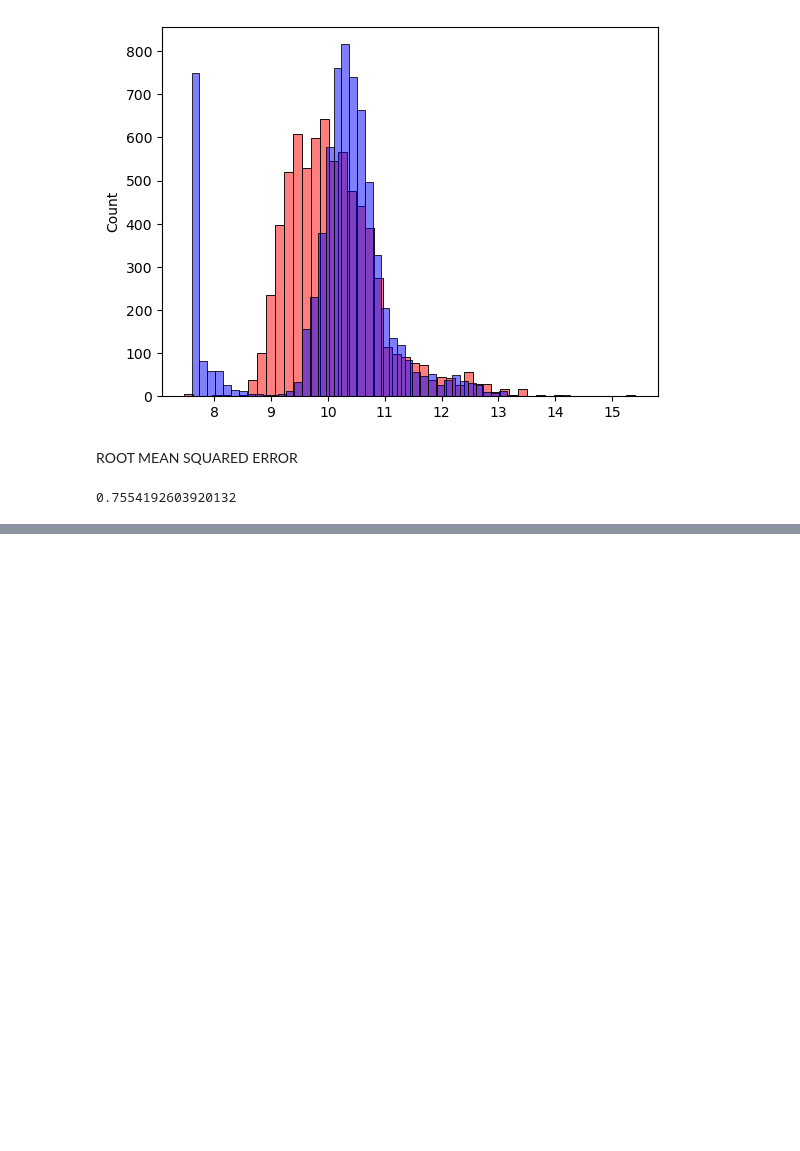
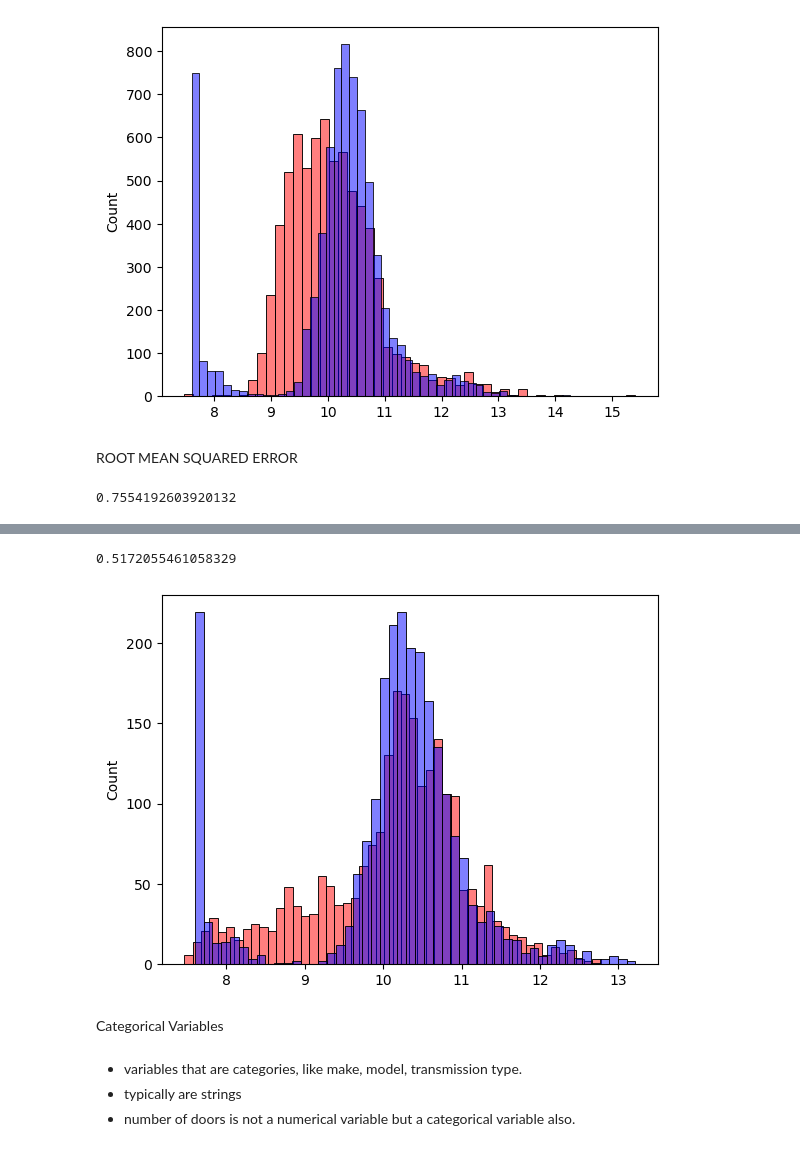
Before and after one commit to timmy-cde/ml-zoomcamp-hw, a Jupyter notebook: 02_regression/lesson2.ipynb, the cells around one changed output, grey strips where cells are left out. Saved outputs shown, nothing was run; the diff lists cells and outputs as text; code cells hidden in the pictures; blank space fills up the shorter version.

```diff
--- a/02_regression/lesson2.ipynb
+++ b/02_regression/lesson2.ipynb
@@ -522,0 +525,14 @@ rmse(y_train, y_pred)
+# %%
+base = ['engine_hp', 'engine_cylinders', 'highway_mpg', 'city_mpg', 'popularity']
+
+X_train = df_train[base].fillna(0).values
+
+w0, w = train_linear_regression(X_train, y_train)
+
+y_pred = w0 + X_train.dot(w)
+# %%
+def prepare_X(df):
+    df_num = df[base]
+    df_num = df_num.fillna(0)
+    X = df_num.values
+    return X
@@ -522,0 +570,11 @@ rmse(y_train, y_pred)
+# %%
+def prepare_X(df):
+    df = df.copy()
+
+    df['age'] = 2017 - df.year
+    features = base + ['age']
+
+    df_num = df[features]
+    df_num = df_num.fillna(0)
+    X = df_num.values
+    return X
@@ -522,0 +601,24 @@ rmse(y_train, y_pred)
+# %%
+# Training Part
+X_train = prepare_X(df_train)
+w0, w = train_linear_regression(X_train, y_train)
+
+# Validation Part
+X_val = prepare_X(df_val)
+y_pred = w0 + X_val.dot(w)
+
+rmse(y_val, y_pred)
+# %% [output]
+0.5172055461058329
+# %%
+sns.histplot(y_pred, color='red', alpha=0.5, bins=50)
+sns.histplot(y_val, color='blue', alpha=0.5, bins=50)
+plt.show()
+# %% [output]
+[figure, added]
+# %% [markdown]
+Categorical Variables
+# %% [markdown]
+- variables that are categories, like make, model, transmission type.
+- typically are strings
+- number of doors is not a numerical variable but a categorical variable also.
```
Also changed, not shown: parts of 46 cells of this notebook, 2 other files.
